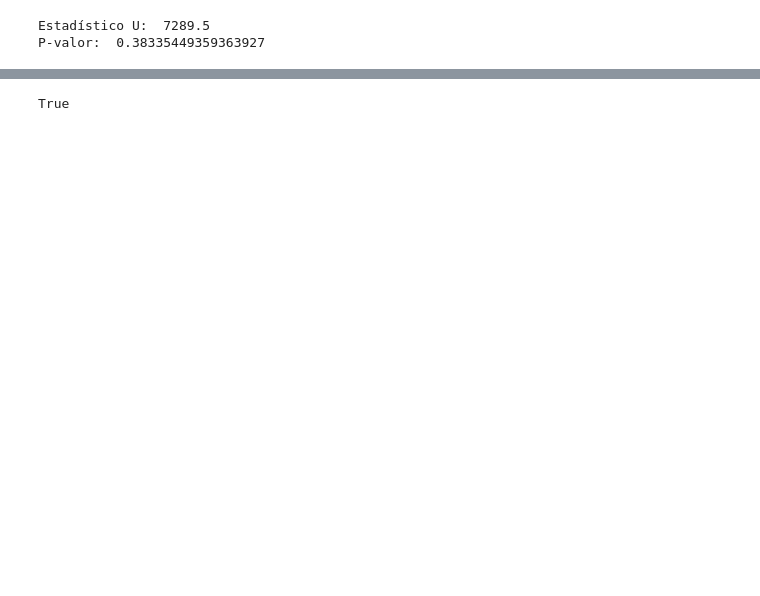
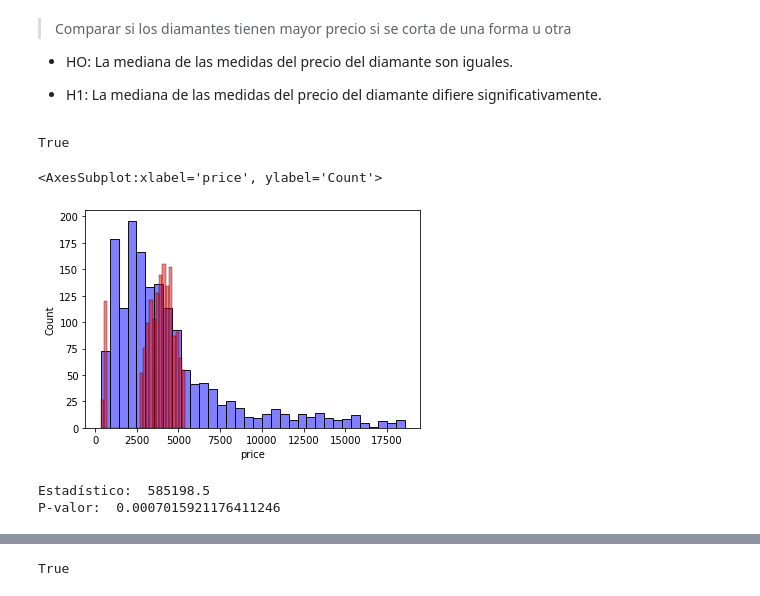
Before and after one commit to mcarlagg17/TBDS-StatisticalAnalysis_HypothesisTests, a Jupyter notebook: 4_Test-no-parametricos.ipynb, the cells around one changed output, grey strips where cells are left out. Saved outputs shown, nothing was run; the diff lists cells and outputs as text; code cells hidden in the pictures; blank space fills up the shorter version.

Commit message:
stats mod 4

```diff
--- a/4_Test-no-parametricos.ipynb
+++ b/4_Test-no-parametricos.ipynb
@@ -47,0 +147,6 @@ propina_mujeres = tips[tips["sex"]=="Female"]["tip"]
+# %% [markdown]
+> Comparar si los diamantes tienen mayor precio si se corta de una forma u otra
+
+- HO: La mediana de las medidas del precio del diamante son iguales.
+
+- H1: La mediana de las medidas del precio del diamante difiere significativamente.
@@ -48,11 +158,24 @@ propina_mujeres = tips[tips["sex"]=="Female"]["tip"]
+# %%
+diamantes = sns.load_dataset('diamonds')
+diamantes_fair = diamantes[diamantes.cut == 'Fair']['price']
+diamantes_good = diamantes[diamantes.cut == 'Good']['price'][:len(diamantes_fair)]
+# %%
+len(diamantes_fair)==len(diamantes_good)
+# %% [output]
+True
+# %%
+sns.histplot(diamantes_fair, color='blue', alpha=0.5)
+sns.histplot(diamantes_good, color='red', alpha=0.5)
+# %% [output]
+<AxesSubplot:xlabel='price', ylabel='Count'>
+[figure, added]
 # %%
-U, p_valor = mannwhitneyu(propina_hombres, propina_mujeres)
-
-print("Estadístico U: ", U)
+stat,p_valor = wilcoxon(diamantes_fair, diamantes_good,alternative="two-sided")
+print("Estadístico: ", stat)
 print("P-valor: ", p_valor)
 # %% [output]
-Estadístico U:  7289.5
-P-valor:  0.38335449359363927
+Estadístico:  585198.5
+P-valor:  0.0007015921176411246
 # %%
 # Seleccion del nivel de significancia
 alpha = 0.05
```
Also changed, not shown: parts of 37 cells of this notebook, 2 other files.
